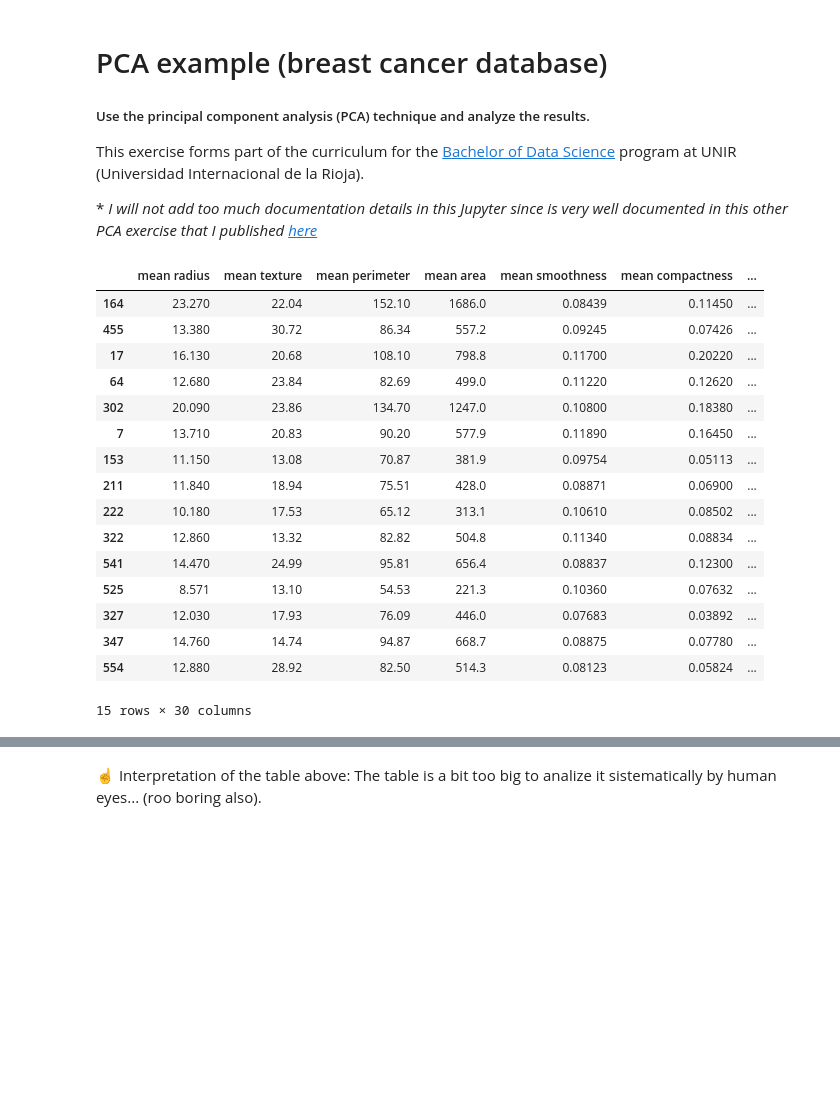
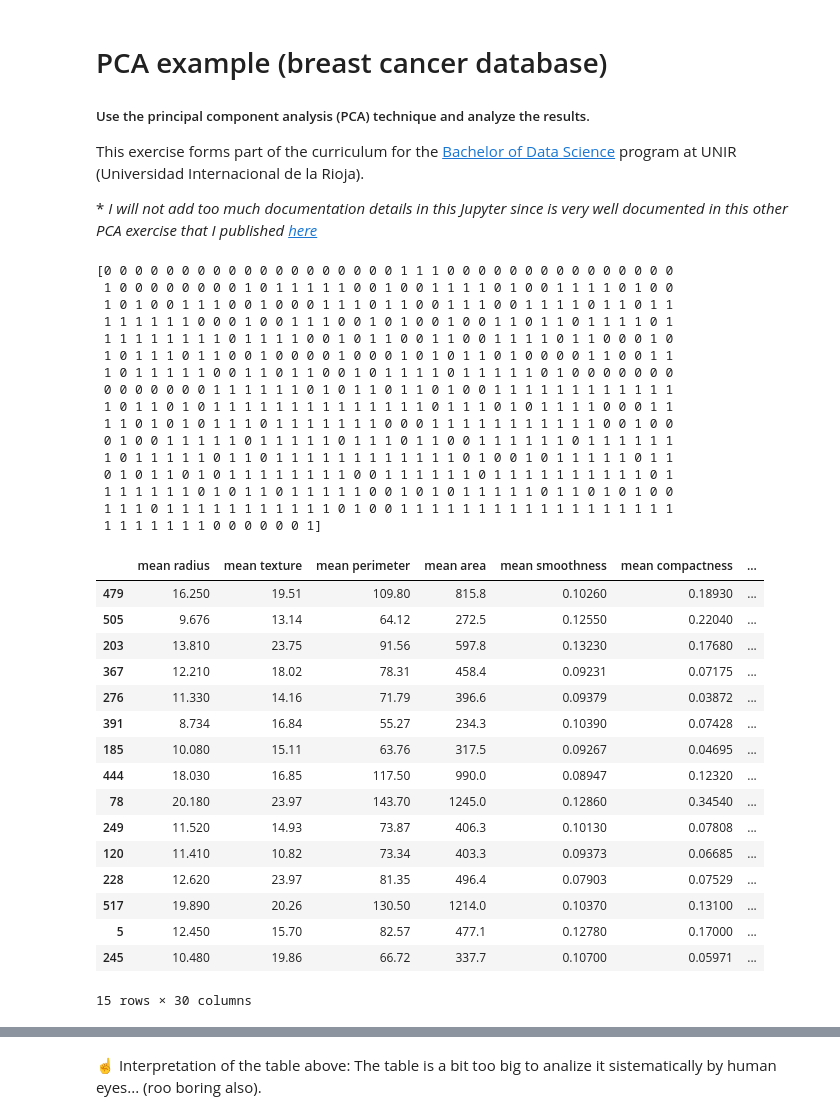
Before and after one commit to jrbayguade/PCA-example-breast-cancer-database, a Jupyter notebook: Ej_1_2_PCA_FA_Breast_cancer.ipynb, the cells around one changed output, grey strips where cells are left out. Drawn from its saved outputs; the diff is of its cells as text; code cells hidden in the pictures; blank space fills up the shorter version.

```diff
--- a/Ej_1_2_PCA_FA_Breast_cancer.ipynb
+++ b/Ej_1_2_PCA_FA_Breast_cancer.ipynb
@@ -12,33 +12,50 @@ This exercise forms part of the curriculum for the [Bachelor of Data Science](ht
 # %%
 import sklearn.datasets as datasets
 import pandas as pd
 
 # Load the data from scikit.learn
 dataset = datasets.load_breast_cancer()
 
 # Convert to a more useful dataframe
 df = pd.DataFrame(data=dataset.data, columns=dataset.feature_names)
+y = dataset.target
 
 # Take a look
 df.sample(15)
 # %% [output]
+[0 0 0 0 0 0 0 0 0 0 0 0 0 0 0 0 0 0 0 1 1 1 0 0 0 0 0 0 0 0 0 0 0 0 0 0 0
+ 1 0 0 0 0 0 0 0 0 1 0 1 1 1 1 1 0 0 1 0 0 1 1 1 1 0 1 0 0 1 1 1 1 0 1 0 0
+ 1 0 1 0 0 1 1 1 0 0 1 0 0 0 1 1 1 0 1 1 0 0 1 1 1 0 0 1 1 1 1 0 1 1 0 1 1
+ 1 1 1 1 1 1 0 0 0 1 0 0 1 1 1 0 0 1 0 1 0 0 1 0 0 1 1 0 1 1 0 1 1 1 1 0 1
+ 1 1 1 1 1 1 1 1 0 1 1 1 1 0 0 1 0 1 1 0 0 1 1 0 0 1 1 1 1 0 1 1 0 0 0 1 0
+ 1 0 1 1 1 0 1 1 0 0 1 0 0 0 0 1 0 0 0 1 0 1 0 1 1 0 1 0 0 0 0 1 1 0 0 1 1
+ 1 0 1 1 1 1 1 0 0 1 1 0 1 1 0 0 1 0 1 1 1 1 0 1 1 1 1 1 0 1 0 0 0 0 0 0 0
+ 0 0 0 0 0 0 0 1 1 1 1 1 1 0 1 0 1 1 0 1 1 0 1 0 0 1 1 1 1 1 1 1 1 1 1 1 1
+ 1 0 1 1 0 1 0 1 1 1 1 1 1 1 1 1 1 1 1 1 1 0 1 1 1 0 1 0 1 1 1 1 0 0 0 1 1
+ 1 1 0 1 0 1 0 1 1 1 0 1 1 1 1 1 1 1 0 0 0 1 1 1 1 1 1 1 1 1 1 1 0 0 1 0 0
+ 0 1 0 0 1 1 1 1 1 0 1 1 1 1 1 0 1 1 1 0 1 1 0 0 1 1 1 1 1 1 0 1 1 1 1 1 1
+ 1 0 1 1 1 1 1 0 1 1 0 1 1 1 1 1 1 1 1 1 1 1 1 0 1 0 0 1 0 1 1 1 1 1 0 1 1
+ 0 1 0 1 1 0 1 0 1 1 1 1 1 1 1 1 0 0 1 1 1 1 1 1 0 1 1 1 1 1 1 1 1 1 1 0 1
+ 1 1 1 1 1 1 0 1 0 1 1 0 1 1 1 1 1 0 0 1 0 1 0 1 1 1 1 1 0 1 1 0 1 0 1 0 0
+ 1 1 1 0 1 1 1 1 1 1 1 1 1 1 1 0 1 0 0 1 1 1 1 1 1 1 1 1 1 1 1 1 1 1 1 1 1
+ 1 1 1 1 1 1 1 0 0 0 0 0 0 1]
 |  | mean radius | mean texture | mean perimeter | mean area | mean smoothness | mean compactness | ... |
-| 164 | 23.270 | 22.04 | 152.10 | 1686.0 | 0.08439 | 0.11450 | ... |
-| 455 | 13.380 | 30.72 | 86.34 | 557.2 | 0.09245 | 0.07426 | ... |
-| 17 | 16.130 | 20.68 | 108.10 | 798.8 | 0.11700 | 0.20220 | ... |
-| 64 | 12.680 | 23.84 | 82.69 | 499.0 | 0.11220 | 0.12620 | ... |
-| 302 | 20.090 | 23.86 | 134.70 | 1247.0 | 0.10800 | 0.18380 | ... |
-| 7 | 13.710 | 20.83 | 90.20 | 577.9 | 0.11890 | 0.16450 | ... |
-| 153 | 11.150 | 13.08 | 70.87 | 381.9 | 0.09754 | 0.05113 | ... |
-| 211 | 11.840 | 18.94 | 75.51 | 428.0 | 0.08871 | 0.06900 | ... |
-| 222 | 10.180 | 17.53 | 65.12 | 313.1 | 0.10610 | 0.08502 | ... |
-| 322 | 12.860 | 13.32 | 82.82 | 504.8 | 0.11340 | 0.08834 | ... |
-| 541 | 14.470 | 24.99 | 95.81 | 656.4 | 0.08837 | 0.12300 | ... |
-| 525 | 8.571 | 13.10 | 54.53 | 221.3 | 0.10360 | 0.07632 | ... |
-| 327 | 12.030 | 17.93 | 76.09 | 446.0 | 0.07683 | 0.03892 | ... |
-| 347 | 14.760 | 14.74 | 94.87 | 668.7 | 0.08875 | 0.07780 | ... |
-| 554 | 12.880 | 28.92 | 82.50 | 514.3 | 0.08123 | 0.05824 | ... |
+| 479 | 16.250 | 19.51 | 109.80 | 815.8 | 0.10260 | 0.18930 | ... |
+| 505 | 9.676 | 13.14 | 64.12 | 272.5 | 0.12550 | 0.22040 | ... |
+| 203 | 13.810 | 23.75 | 91.56 | 597.8 | 0.13230 | 0.17680 | ... |
+| 367 | 12.210 | 18.02 | 78.31 | 458.4 | 0.09231 | 0.07175 | ... |
+| 276 | 11.330 | 14.16 | 71.79 | 396.6 | 0.09379 | 0.03872 | ... |
+| 391 | 8.734 | 16.84 | 55.27 | 234.3 | 0.10390 | 0.07428 | ... |
+| 185 | 10.080 | 15.11 | 63.76 | 317.5 | 0.09267 | 0.04695 | ... |
+| 444 | 18.030 | 16.85 | 117.50 | 990.0 | 0.08947 | 0.12320 | ... |
+| 78 | 20.180 | 23.97 | 143.70 | 1245.0 | 0.12860 | 0.34540 | ... |
+| 249 | 11.520 | 14.93 | 73.87 | 406.3 | 0.10130 | 0.07808 | ... |
+| 120 | 11.410 | 10.82 | 73.34 | 403.3 | 0.09373 | 0.06685 | ... |
+| 228 | 12.620 | 23.97 | 81.35 | 496.4 | 0.07903 | 0.07529 | ... |
+| 517 | 19.890 | 20.26 | 130.50 | 1214.0 | 0.10370 | 0.13100 | ... |
+| 5 | 12.450 | 15.70 | 82.57 | 477.1 | 0.12780 | 0.17000 | ... |
+| 245 | 10.480 | 19.86 | 66.72 | 337.7 | 0.10700 | 0.05971 | ... |
-15 rows × 30 columns
+15 rows × 30 columns
 # %%
 # Data standarization
 from sklearn.discriminant_analysis import StandardScaler
```
Also changed, not shown: parts of 1 cell of this notebook.
